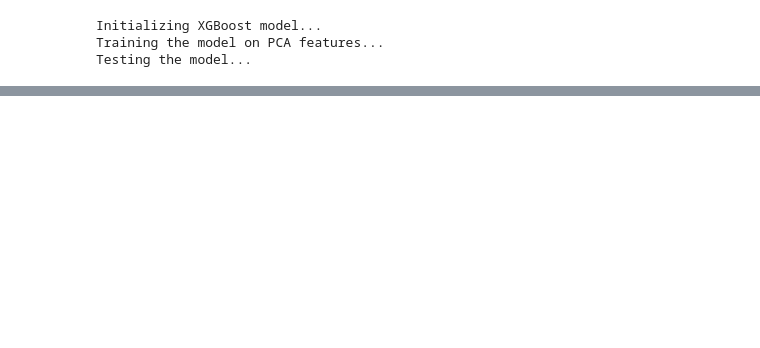
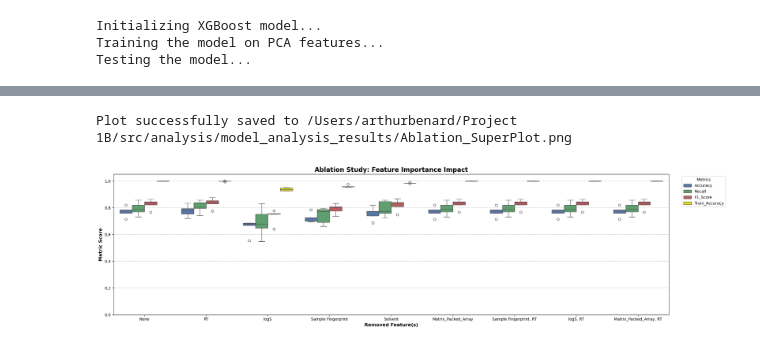
Before and after one commit to swisscatplus/solubility_prediction_nmr, a Jupyter notebook: src/dev/rt_prediction.ipynb, the cells around one changed output, grey strips where cells are left out. Cells and saved outputs as stored; diff of their text form; code cells hidden in the pictures; blank space fills up the shorter version.

```diff
--- a/src/dev/rt_prediction.ipynb
+++ b/src/dev/rt_prediction.ipynb
@@ -1346,0 +1672,10 @@ weighted avg       0.84      0.85      0.84      7386
+# %%
+df_none = run_ablation_xgboost(mega_df_v4, features_to_remove='None')
+df_rt = run_ablation_xgboost(mega_df_v4, features_to_remove='RT')
+df_logs = run_ablation_xgboost(mega_df_v4, features_to_remove='logS')
+df_sol = run_ablation_xgboost(mega_df_v4, features_to_remove='Solvent')
+df_mid = run_ablation_xgboost(mega_df_v4, features_to_remove='Matrix_Packed_Array')
+df_fp = run_ablation_xgboost(mega_df_v4, features_to_remove='Sample Fingerprint')
+df_fp_rt = run_ablation_xgboost(mega_df_v4, features_to_remove='Sample Fingerprint, RT')
+df_rt_logs = run_ablation_xgboost(mega_df_v4, features_to_remove='logS, RT')
+df_rt_mid = run_ablation_xgboost(mega_df_v4, features_to_remove='Matrix_Packed_Array, RT')
@@ -1346,0 +1700,8 @@ weighted avg       0.84      0.85      0.84      7386
+# %%
+# Glue them together into one massive DataFrame
+all_results_df = pd.concat([df_none, df_rt, df_logs, df_fp,  df_sol, df_mid, df_fp_rt, df_rt_logs, df_rt_mid], ignore_index=True)
+
+plot_comparison(all_results_df)
+# %% [output]
+Plot successfully saved to /Users/arthurbenard/Project 1B/src/analysis/model_analysis_results/Ablation_SuperPlot.png
+[figure, added]
```
Also changed, not shown: parts of 25 cells of this notebook, 14 other files.
